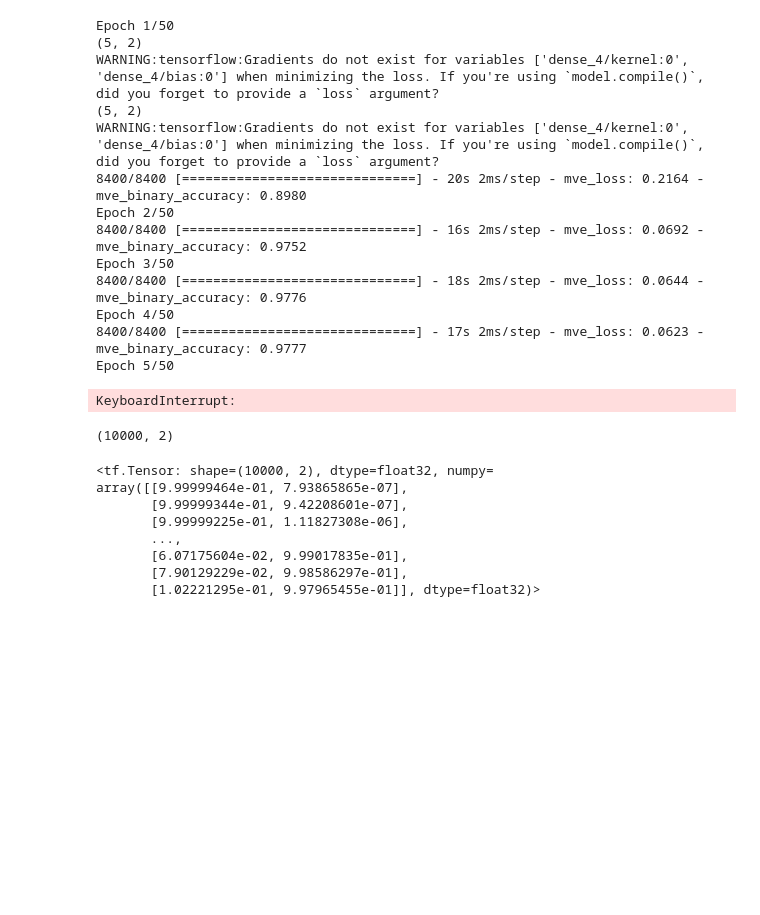
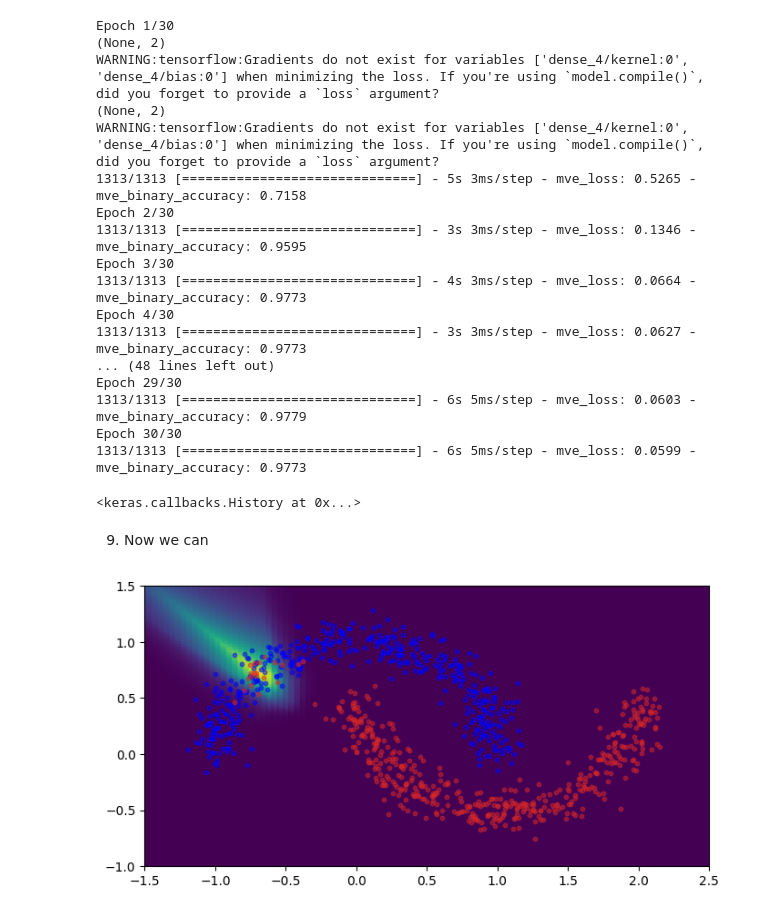
Before and after one commit to bytesroboticmx/capsaIA, a Jupyter notebook: notebooks/MVE_Classification.ipynb, the cells around one changed output. Saved outputs shown, nothing was run; the diff lists cells and outputs as text; code cells hidden in the pictures; blank space fills up the shorter version.

Commit message:
Updates to HistogramClassification & MVEClassification tutorial + new helper functions

```diff
--- a/notebooks/MVE_Classification.ipynb
+++ b/notebooks/MVE_Classification.ipynb
@@ -13,11 +37,2 @@ plot_for_moons(x_train, y_train)
 # %%
-model = tf.keras.Sequential(
-        [
-            tf.keras.Input(shape=(2,)),
-            tf.keras.layers.Dense(8, "relu"),
-            tf.keras.layers.Dense(8, "relu"),
-            tf.keras.layers.Dense(8, "relu"),
-            tf.keras.layers.Dense(8, "relu"),
-            tf.keras.layers.Dense(2,"sigmoid"),
-        ]
-    )
+user_model = generate_model_mve_classification()
@@ -24,2 +47,2 @@ model = tf.keras.Sequential(
 # %%
-wrapped_model = MVEWrapper(model)
+wrapped_model = MVEWrapper(user_model)
@@ -26,6 +51,6 @@ wrapped_model = MVEWrapper(model)
 # %%
 wrapped_model.compile(
             optimizer=tf.keras.optimizers.Adam(),
-            loss=tf.keras.losses.CategoricalCrossentropy(),
+            loss=tf.keras.losses.BinaryCrossentropy(),
             metrics=[tf.keras.metrics.BinaryAccuracy()]
                      )
@@ -32,19 +59,25 @@ wrapped_model.compile(
 # %%
-wrapped_model.fit(x_train,tf.one_hot(y_train,2),epochs=50,batch_size=5)
+wrapped_model.fit(x_train,tf.one_hot(y_train,2),epochs=30)
 # %% [output]
-Epoch 1/50
-(5, 2)
+Epoch 1/30
+(None, 2)
 WARNING:tensorflow:Gradients do not exist for variables ['dense_4/kernel:0', 'dense_4/bias:0'] when minimizing the loss. If you're using `model.compile()`, did you forget to provide a `loss` argument?
-(5, 2)
+(None, 2)
 WARNING:tensorflow:Gradients do not exist for variables ['dense_4/kernel:0', 'dense_4/bias:0'] when minimizing the loss. If you're using `model.compile()`, did you forget to provide a `loss` argument?
-8400/8400 [==============================] - 20s 2ms/step - mve_loss: 0.2164 - mve_binary_accuracy: 0.8980
-Epoch 2/50
-8400/8400 [==============================] - 16s 2ms/step - mve_loss: 0.0692 - mve_binary_accuracy: 0.9752
-Epoch 3/50
-8400/8400 [==============================] - 18s 2ms/step - mve_loss: 0.0644 - mve_binary_accuracy: 0.9776
-Epoch 4/50
-8400/8400 [==============================] - 17s 2ms/step - mve_loss: 0.0623 - mve_binary_accuracy: 0.9777
-Epoch 5/50
+1313/1313 [==============================] - 5s 3ms/step - mve_loss: 0.5265 - mve_binary_accuracy: 0.7158
+Epoch 2/30
+1313/1313 [==============================] - 3s 3ms/step - mve_loss: 0.1346 - mve_binary_accuracy: 0.9595
+Epoch 3/30
+1313/1313 [==============================] - 4s 3ms/step - mve_loss: 0.0664 - mve_binary_accuracy: 0.9773
+Epoch 4/30
+1313/1313 [==============================] - 3s 3ms/step - mve_loss: 0.0627 - mve_binary_accuracy: 0.9773
+... (48 lines left out)
+Epoch 29/30
+1313/1313 [==============================] - 6s 5ms/step - mve_loss: 0.0603 - mve_binary_accuracy: 0.9779
+Epoch 30/30
+1313/1313 [==============================] - 6s 5ms/step - mve_loss: 0.0599 - mve_binary_accuracy: 0.9773
-KeyboardInterrupt:
+<keras.callbacks.History at 0x...>
+# %% [markdown]
+9. Now we can
 # %%
 mesh_grid = get_grid()
@@ -66,15 +85,4 @@ def plot_and_save(index):
-# %%
-mesh_grid.shape
-# %% [output]
-(10000, 2)
-# %%
-wrapped_model(mesh_grid).y_hat
-# %% [output]
-<tf.Tensor: shape=(10000, 2), dtype=float32, numpy=
-array([[9.99999464e-01, 7.93865865e-07],
-       [9.99999344e-01, 9.42208601e-07],
-       [9.99999225e-01, 1.11827308e-06],
-       ...,
-       [6.07175604e-02, 9.99017835e-01],
-       [7.90129229e-02, 9.98586297e-01],
-       [1.02221295e-01, 9.97965455e-01]], dtype=float32)>
+# %%
+plot_mve_classification(output,mesh_grid,x_test,y_test)
+# %% [output]
+[figure, added]
```
Also changed, not shown: parts of 14 cells of this notebook, 2 other files.
